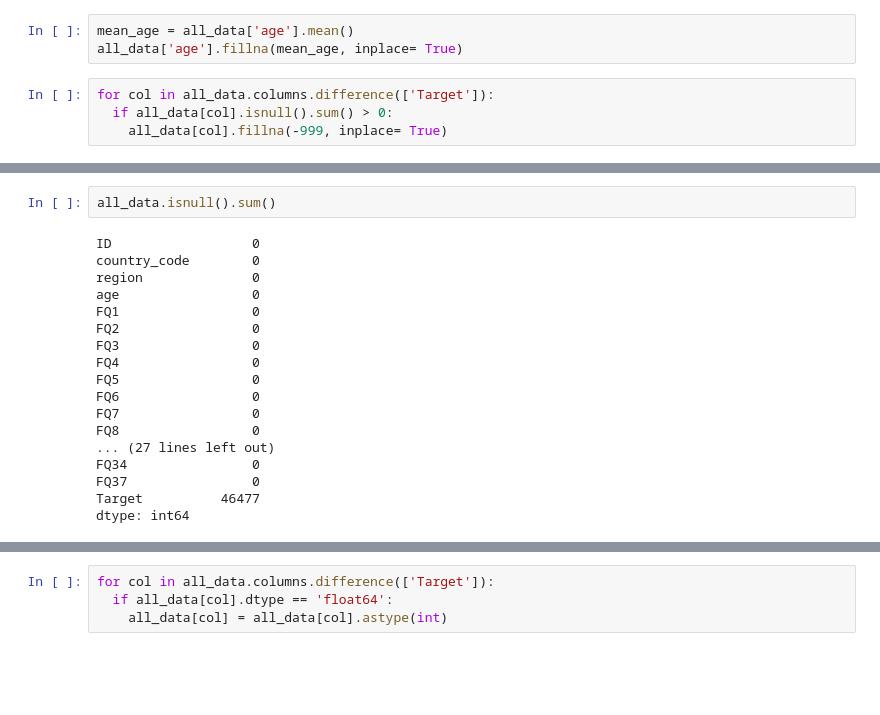
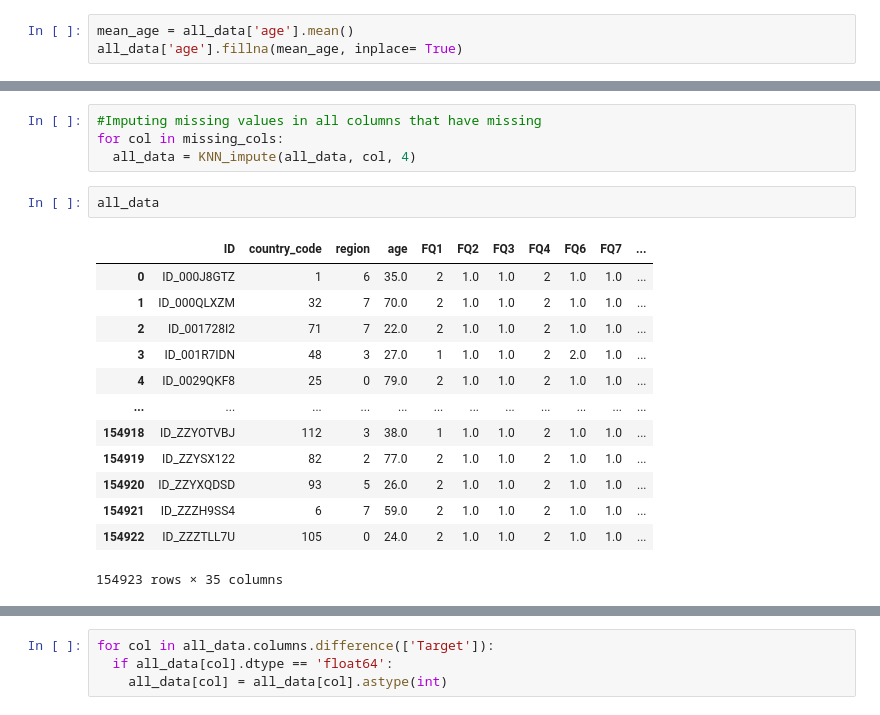
Before and after one commit to Houssem23x/iX-Mobile-Banking-Prediction-Challenge, a Jupyter notebook: iX Mobile Banking Prediction.ipynb, the cells around one changed output, grey strips where cells are left out. Saved outputs shown, nothing was run; the diff lists cells and outputs as text; blank space fills up the shorter version.

```diff
--- a/iX Mobile Banking Prediction.ipynb
+++ b/iX Mobile Banking Prediction.ipynb
@@ -144,7 +120,3 @@ dtype: float64
 # %%
 mean_age = all_data['age'].mean()
 all_data['age'].fillna(mean_age, inplace= True)
-# %%
-for col in all_data.columns.difference(['Target']):
-  if all_data[col].isnull().sum() > 0:
-    all_data[col].fillna(-999, inplace= True)
@@ -151,23 +141,23 @@ for col in all_data.columns.difference(['Target']):
+# %%
+#Imputing missing values in all columns that have missing
+for col in missing_cols:
+  all_data = KNN_impute(all_data, col, 4)
 # %%
-all_data.isnull().sum()
+all_data
 # %% [output]
+|  | ID | country_code | region | age | FQ1 | FQ2 | FQ3 | FQ4 | FQ6 | FQ7 | ... |
+| 0 | ID_000J8GTZ | 1 | 6 | 35.0 | 2 | 1.0 | 1.0 | 2 | 1.0 | 1.0 | ... |
+| 1 | ID_000QLXZM | 32 | 7 | 70.0 | 2 | 1.0 | 1.0 | 2 | 1.0 | 1.0 | ... |
+| 2 | ID_001728I2 | 71 | 7 | 22.0 | 2 | 1.0 | 1.0 | 2 | 1.0 | 1.0 | ... |
+| 3 | ID_001R7IDN | 48 | 3 | 27.0 | 1 | 1.0 | 1.0 | 2 | 2.0 | 1.0 | ... |
+| 4 | ID_0029QKF8 | 25 | 0 | 79.0 | 2 | 1.0 | 1.0 | 2 | 1.0 | 1.0 | ... |
+| ... | ... | ... | ... | ... | ... | ... | ... | ... | ... | ... | ... |
+| 154918 | ID_ZZYOTVBJ | 112 | 3 | 38.0 | 1 | 1.0 | 1.0 | 2 | 1.0 | 1.0 | ... |
+| 154919 | ID_ZZYSX122 | 82 | 2 | 77.0 | 2 | 1.0 | 1.0 | 2 | 1.0 | 1.0 | ... |
+| 154920 | ID_ZZYXQDSD | 93 | 5 | 26.0 | 2 | 1.0 | 1.0 | 2 | 1.0 | 1.0 | ... |
+| 154921 | ID_ZZZH9SS4 | 6 | 7 | 59.0 | 2 | 1.0 | 1.0 | 2 | 1.0 | 1.0 | ... |
+| 154922 | ID_ZZZTLL7U | 105 | 0 | 24.0 | 2 | 1.0 | 1.0 | 2 | 1.0 | 1.0 | ... |
-ID                  0
-country_code        0
-region              0
-age                 0
-FQ1                 0
-FQ2                 0
-FQ3                 0
-FQ4                 0
-FQ5                 0
-FQ6                 0
-FQ7                 0
-FQ8                 0
-... (27 lines left out)
-FQ34                0
-FQ37                0
-Target          46477
-dtype: int64
+154923 rows × 35 columns
 # %%
 all_data.info()
 # %% [output]
```
Also changed, not shown: parts of 15 cells of this notebook.
